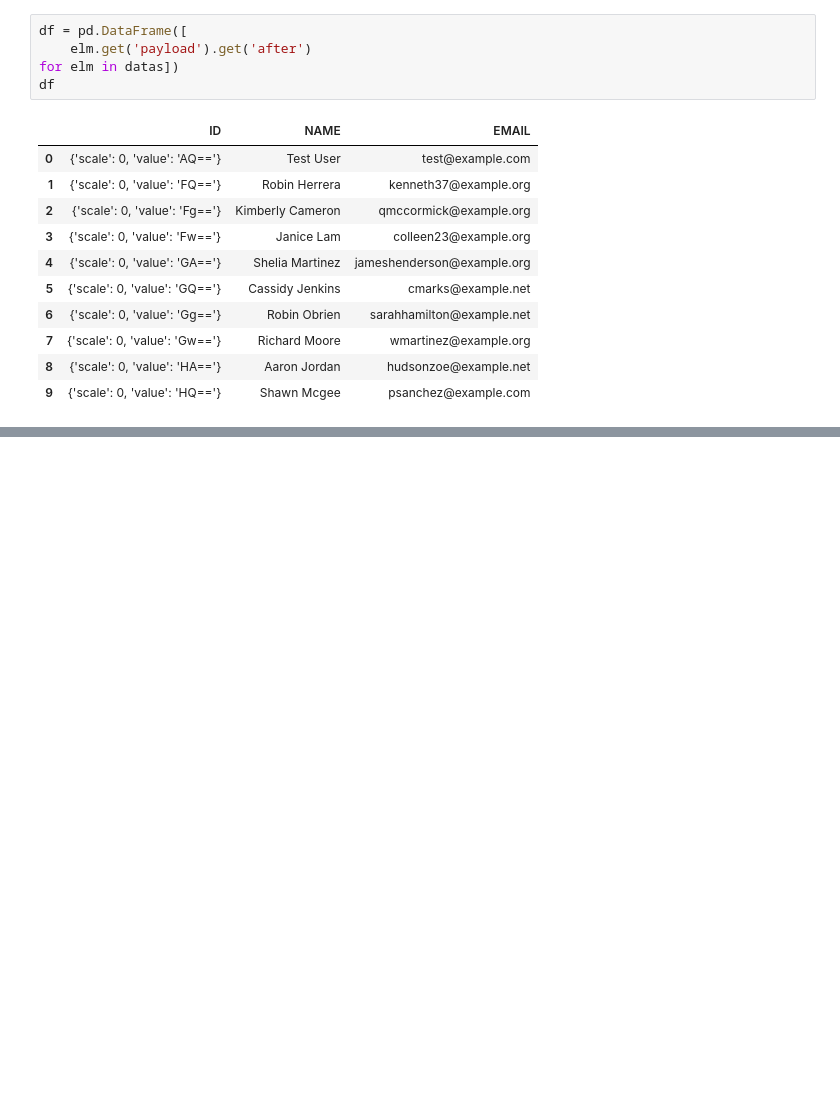
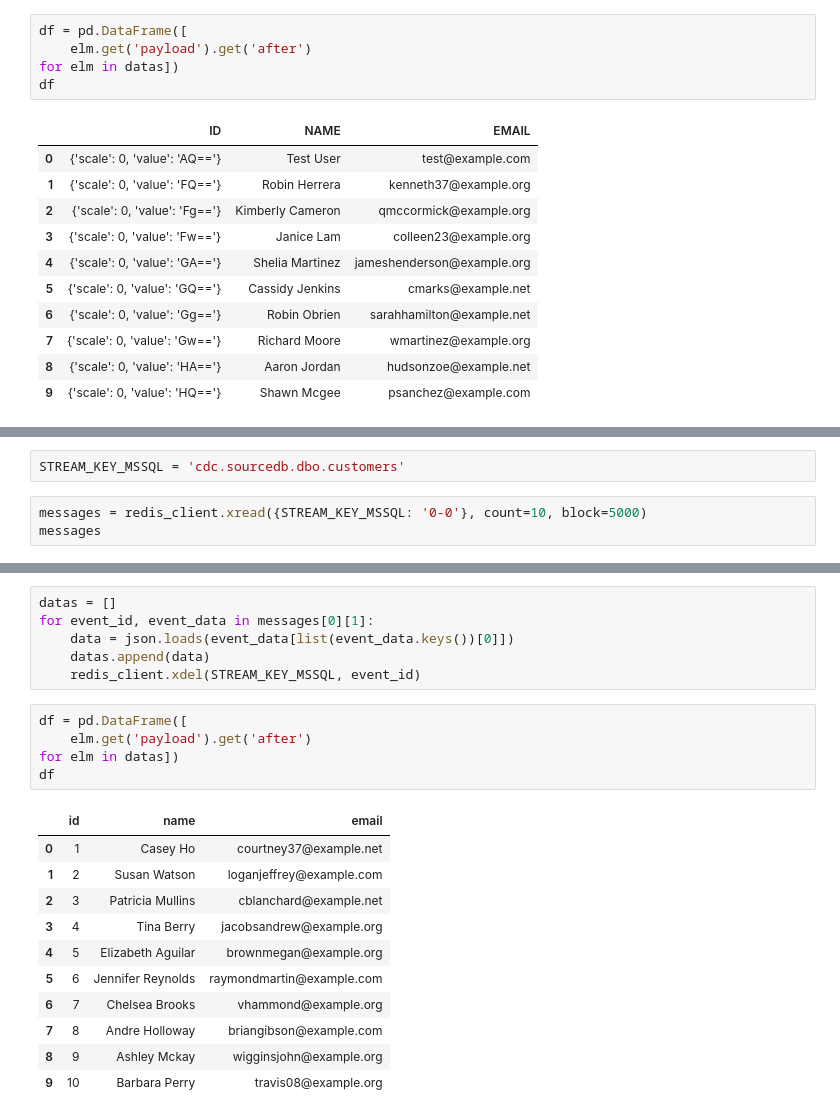
Before and after one commit to SothanaV/debezium-sandbox, a Jupyter notebook: read.ipynb, the cells around one changed output, grey strips where cells are left out. Cells and saved outputs as stored; diff of their text form; blank space fills up the shorter version.

```diff
--- a/read.ipynb
+++ b/read.ipynb
@@ -187,0 +192,5 @@ df
+# %%
+STREAM_KEY_MSSQL = 'cdc.sourcedb.dbo.customers'
+# %%
+messages = redis_client.xread({STREAM_KEY_MSSQL: '0-0'}, count=10, block=5000)
+messages
@@ -187,0 +215,23 @@ df
+# %%
+datas = []
+for event_id, event_data in messages[0][1]:
+    data = json.loads(event_data[list(event_data.keys())[0]])
+    datas.append(data)
+    redis_client.xdel(STREAM_KEY_MSSQL, event_id)
+# %%
+df = pd.DataFrame([
+    elm.get('payload').get('after')
+for elm in datas])
+df
+# %% [output]
+|  | id | name | email |
+| 0 | 1 | Casey Ho | courtney37@example.net |
+| 1 | 2 | Susan Watson | loganjeffrey@example.com |
+| 2 | 3 | Patricia Mullins | cblanchard@example.net |
+| 3 | 4 | Tina Berry | jacobsandrew@example.org |
+| 4 | 5 | Elizabeth Aguilar | brownmegan@example.org |
+| 5 | 6 | Jennifer Reynolds | raymondmartin@example.com |
+| 6 | 7 | Chelsea Brooks | vhammond@example.org |
+| 7 | 8 | Andre Holloway | briangibson@example.com |
+| 8 | 9 | Ashley Mckay | wigginsjohn@example.org |
+| 9 | 10 | Barbara Perry | travis08@example.org |
```
Also changed, not shown: parts of 3 cells of this notebook, 1 other file.
